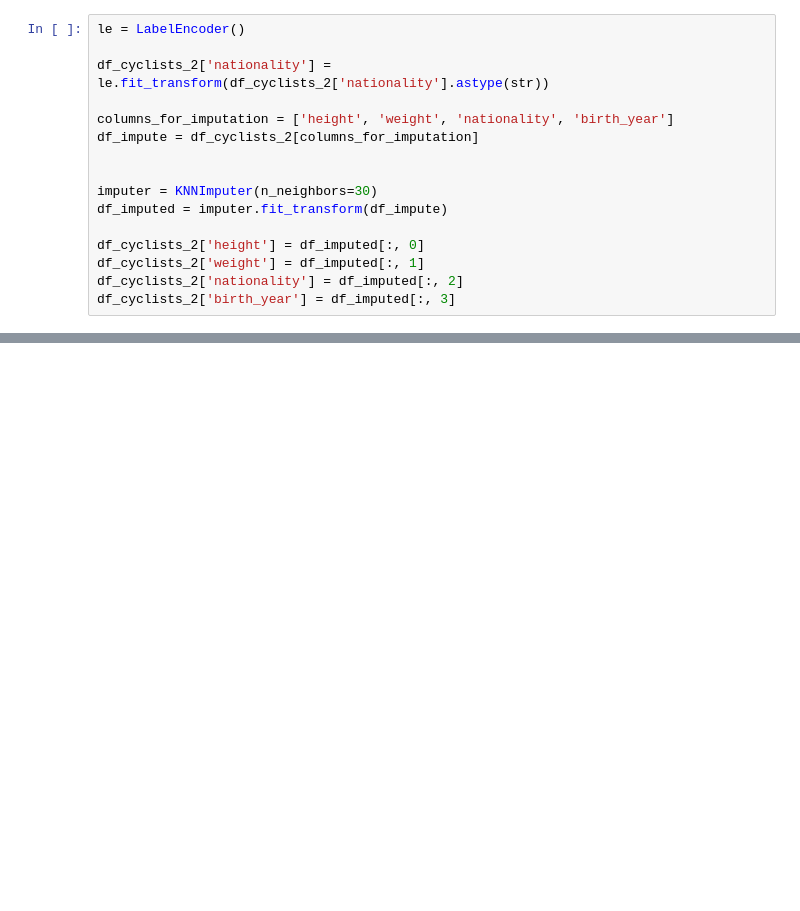
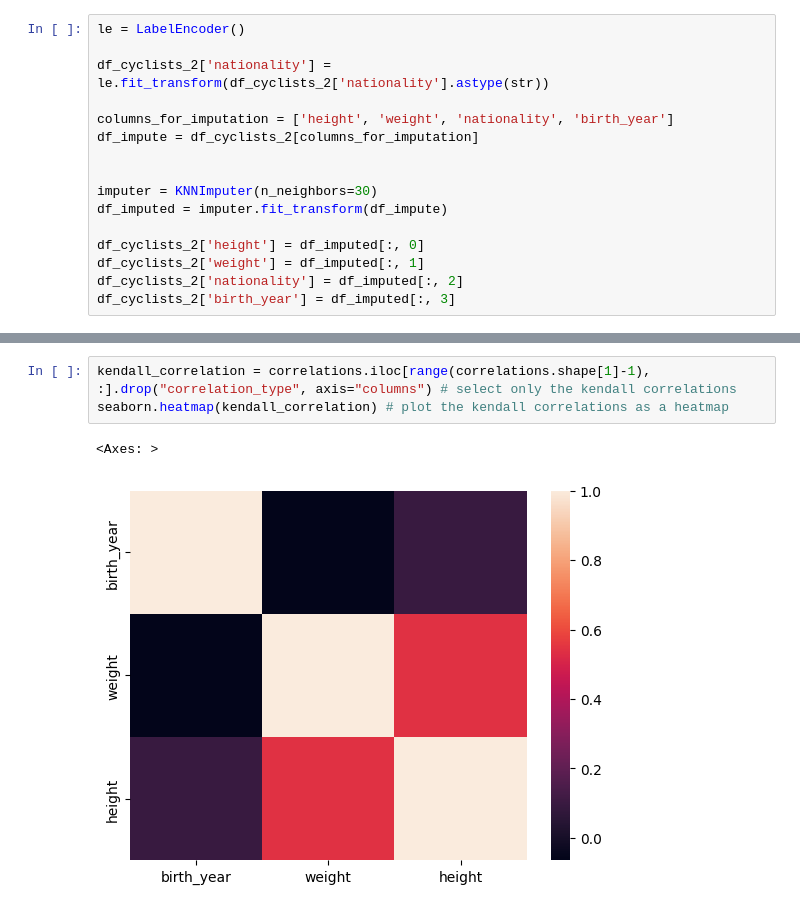
Before and after one commit to Dylan-Nico/Data-Mining-Cyclist-data, a Jupyter notebook: chiara_cyclists.ipynb, the cells around one changed output, grey strips where cells are left out. Cells and saved outputs as stored; diff of their text form; blank space fills up the shorter version.

```diff
--- a/chiara_cyclists.ipynb
+++ b/chiara_cyclists.ipynb
@@ -294,0 +687,6 @@ df_cyclists_2.isnull().sum()
+# %%
+kendall_correlation = correlations.iloc[range(correlations.shape[1]-1), :].drop("correlation_type", axis="columns") # select only the kendall correlations
+seaborn.heatmap(kendall_correlation) # plot the kendall correlations as a heatmap
+# %% [output]
+<Axes: >
+[figure, added]
```
Also changed, not shown: parts of 54 cells of this notebook, 1 other file.
